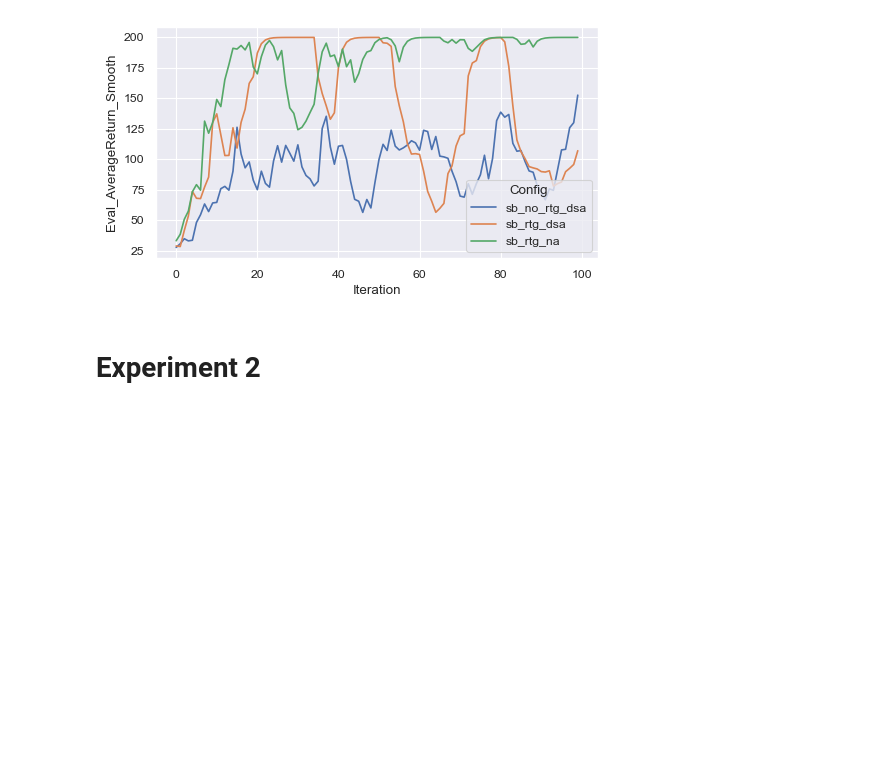
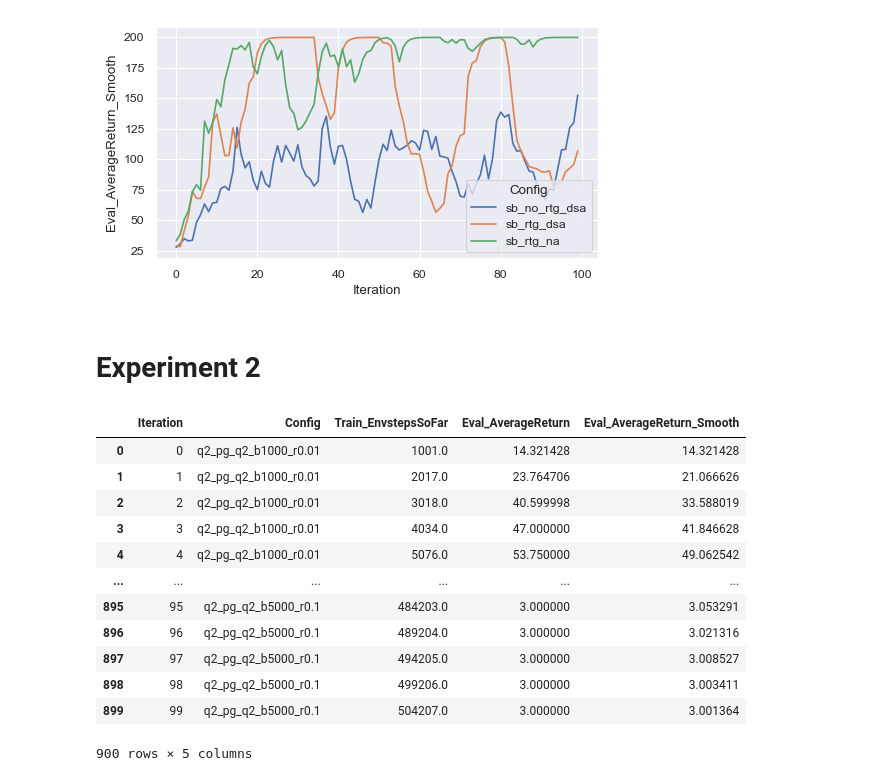
Before and after one commit to kalinplus/cs285-fa22-hw, a Jupyter notebook: hw2/DataVisualization.ipynb, the cells around one changed output. Cells and saved outputs as stored; diff of their text form; code cells hidden in the pictures; blank space fills up the shorter version.

```diff
--- a/hw2/DataVisualization.ipynb
+++ b/hw2/DataVisualization.ipynb
@@ -84,3 +89,49 @@ plt.savefig(os.path.join(export_dir, 'q1_sb.png'),dpi=200, bbox_inches='tight')
 [figure]
 # %% [markdown]
 # Experiment 2
+# %%
+def read_q2_data() -> pd.DataFrame():
+    '''
+    Return all data with all batch size and all learning rate
+    '''
+    full_data = pd.DataFrame()
+
+    for folder in os.listdir('data'):
+        split = folder.split('_')
+        if 'InvertedPendulum-v4' in split:
+            config_list = split[split.index('q2'):split.index('InvertedPendulum-v4')]
+            config = '_'.join(config_list)
+
+            logdir = os.path.join('data', folder, 'events*')
+            eventfile = glob.glob(logdir)[0]
+
+            X, Y, Z = get_section_results(eventfile)
+
+            data = pd.DataFrame({
+                'Iteration': range(len(X)),
+                'Config': np.repeat(config, len(X)),
+                'Train_EnvstepsSoFar': X,
+                'Eval_AverageReturn': Y,
+                # 'Eval_StdReturn': Z
+            })
+            data['Eval_AverageReturn_Smooth'] = data['Eval_AverageReturn'].ewm(alpha=0.6).mean()
+            full_data = pd.concat([full_data, data], axis=0, ignore_index=True)
+
+    return full_data
+
+data_q2 = read_q2_data()
+data_q2
+# %% [output]
+|  | Iteration | Config | Train_EnvstepsSoFar | Eval_AverageReturn | Eval_AverageReturn_Smooth |
+| 0 | 0 | q2_pg_q2_b1000_r0.01 | 1001.0 | 14.321428 | 14.321428 |
+| 1 | 1 | q2_pg_q2_b1000_r0.01 | 2017.0 | 23.764706 | 21.066626 |
+| 2 | 2 | q2_pg_q2_b1000_r0.01 | 3018.0 | 40.599998 | 33.588019 |
+| 3 | 3 | q2_pg_q2_b1000_r0.01 | 4034.0 | 47.000000 | 41.846628 |
+| 4 | 4 | q2_pg_q2_b1000_r0.01 | 5076.0 | 53.750000 | 49.062542 |
+| ... | ... | ... | ... | ... | ... |
+| 895 | 95 | q2_pg_q2_b5000_r0.1 | 484203.0 | 3.000000 | 3.053291 |
+| 896 | 96 | q2_pg_q2_b5000_r0.1 | 489204.0 | 3.000000 | 3.021316 |
+| 897 | 97 | q2_pg_q2_b5000_r0.1 | 494205.0 | 3.000000 | 3.008527 |
+| 898 | 98 | q2_pg_q2_b5000_r0.1 | 499206.0 | 3.000000 | 3.003411 |
+| 899 | 99 | q2_pg_q2_b5000_r0.1 | 504207.0 | 3.000000 | 3.001364 |
+900 rows × 5 columns
```
Also changed, not shown: parts of 6 cells of this notebook, 16 other files.
